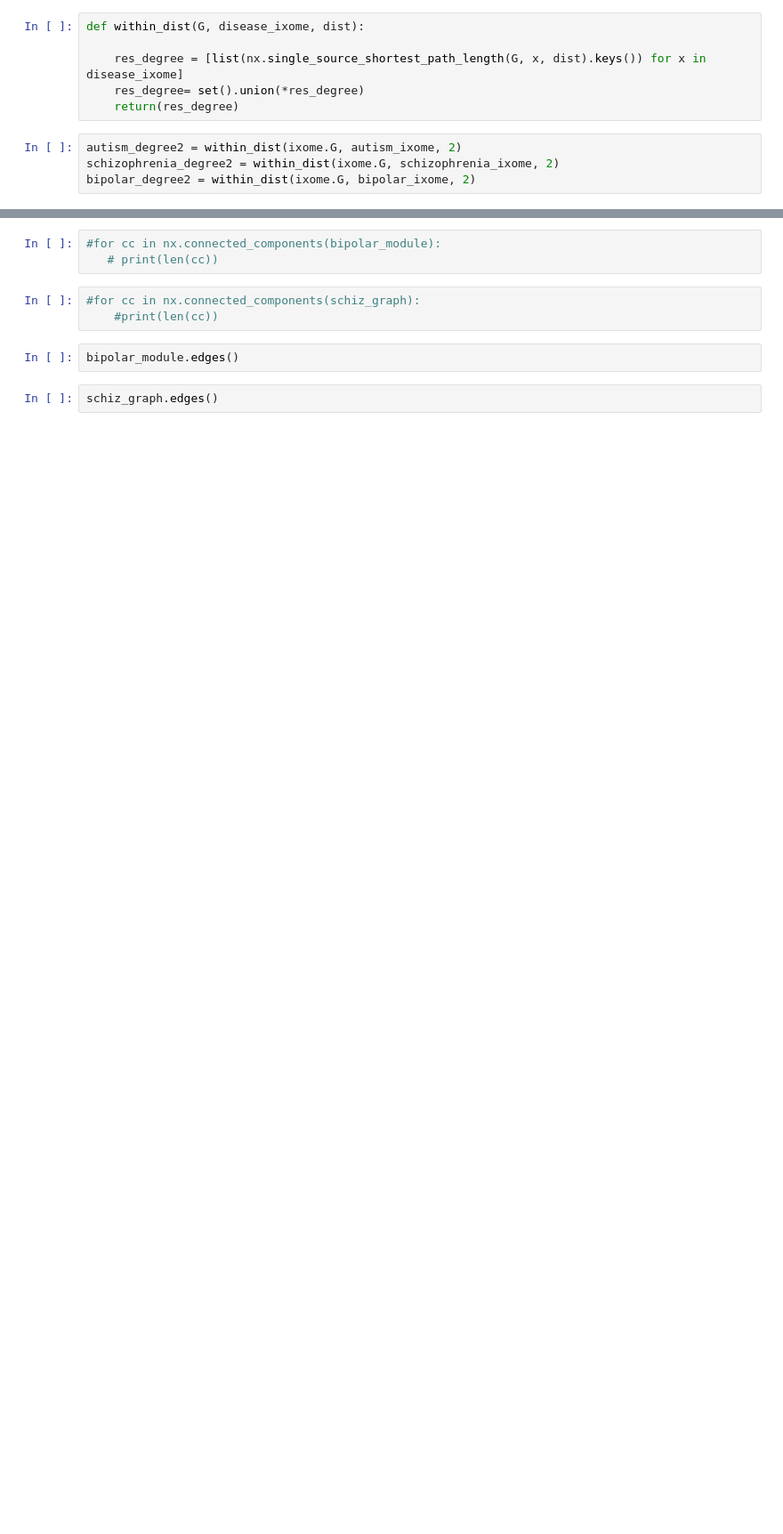
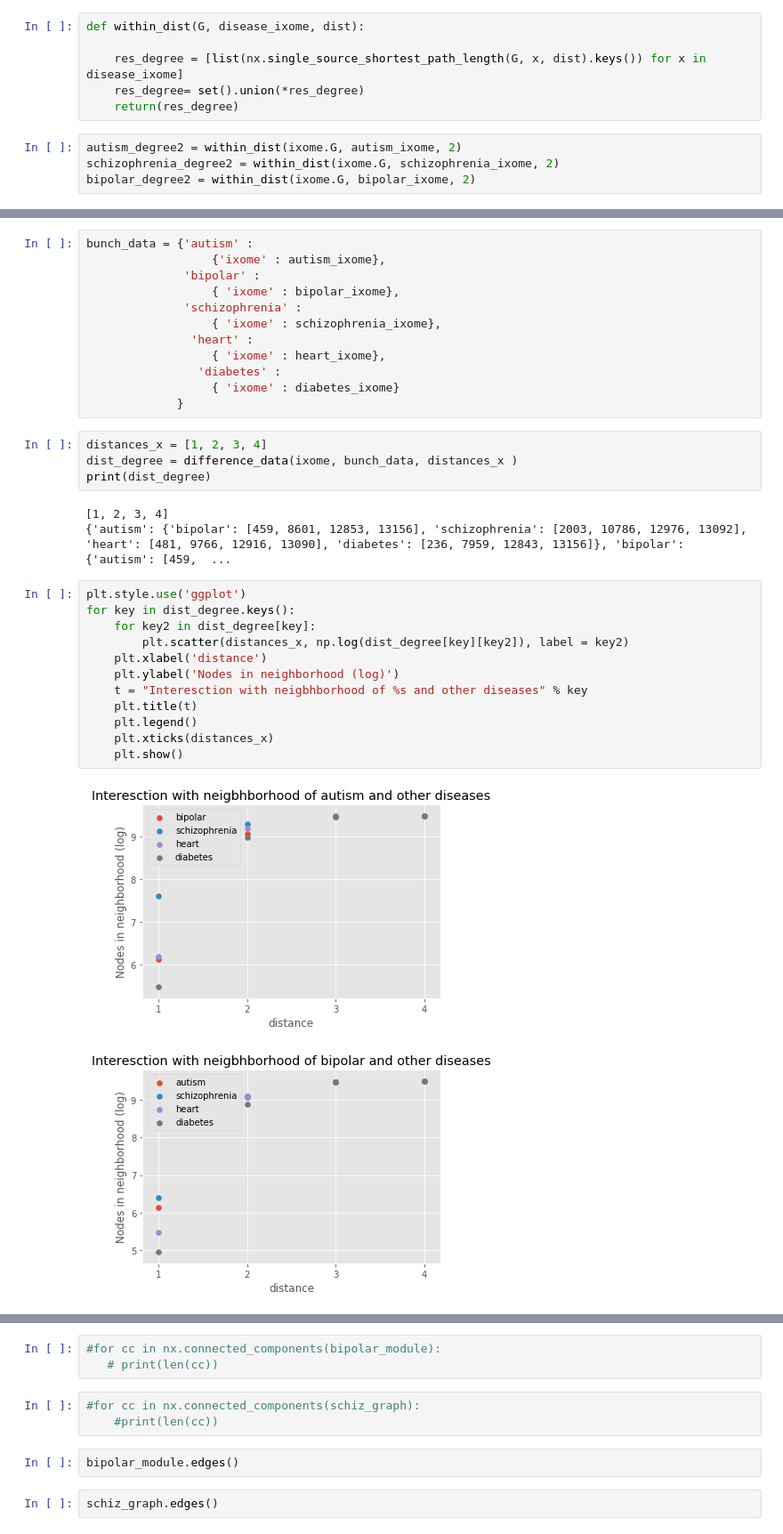
Before and after one commit to adityakaran/6047-project, a Jupyter notebook: analyze/Visualizing Disease Modules in the Interactome.ipynb, the cells around one changed output, grey strips where cells are left out. Shown at 89% size. Cells and saved outputs as stored; diff of their text form; blank space fills up the shorter version.

```diff
--- a/analyze/Visualizing Disease Modules in the Interactome.ipynb
+++ b/analyze/Visualizing Disease Modules in the Interactome.ipynb
@@ -297,0 +323,34 @@ plt.show()
+# %%
+bunch_data = {'autism' :
+                  {'ixome' : autism_ixome},
+              'bipolar' :
+                  { 'ixome' : bipolar_ixome},
+              'schizophrenia' :
+                  { 'ixome' : schizophrenia_ixome},
+               'heart' :
+                  { 'ixome' : heart_ixome},
+                'diabetes' :
+                  { 'ixome' : diabetes_ixome}
+             }
+# %%
+distances_x = [1, 2, 3, 4]
+dist_degree = difference_data(ixome, bunch_data, distances_x )
+print(dist_degree)
+# %% [output]
+[1, 2, 3, 4]
+{'autism': {'bipolar': [459, 8601, 12853, 13156], 'schizophrenia': [2003, 10786, 12976, 13092], 'heart': [481, 9766, 12916, 13090], 'diabetes': [236, 7959, 12843, 13156]}, 'bipolar': {'autism': [459,  ...
+# %%
+plt.style.use('ggplot')
+for key in dist_degree.keys():
+    for key2 in dist_degree[key]:
+        plt.scatter(distances_x, np.log(dist_degree[key][key2]), label = key2)
+    plt.xlabel('distance')
+    plt.ylabel('Nodes in neighborhood (log)')
+    t = "Interesction with neigbhborhood of %s and other diseases" % key
+    plt.title(t)
+    plt.legend()
+    plt.xticks(distances_x)
+    plt.show()
+# %% [output]
+[figure, added]
+[figure, added]
```
Also changed, not shown: parts of 11 cells of this notebook.
